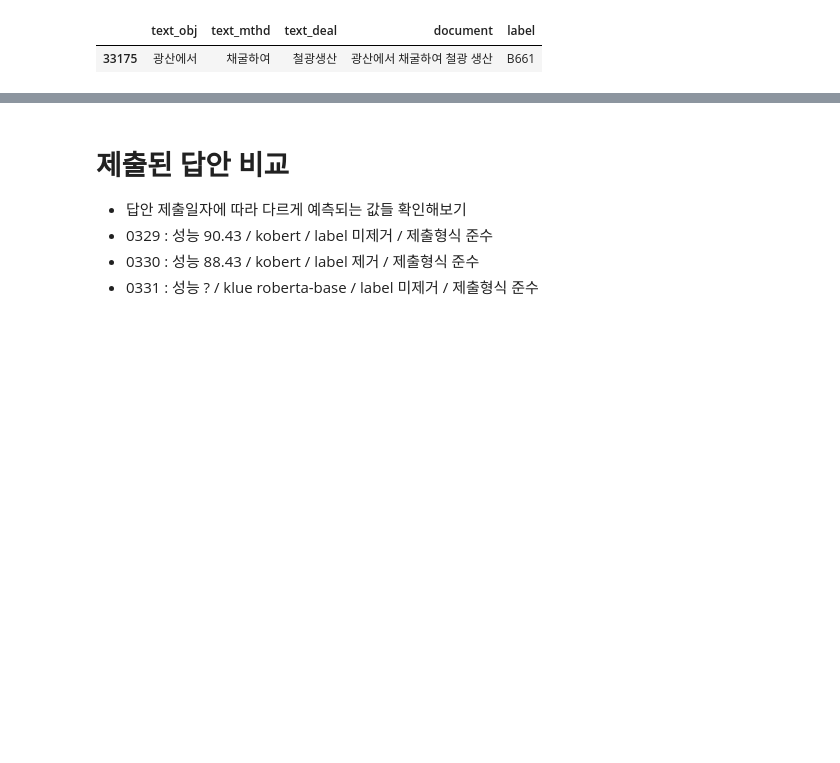
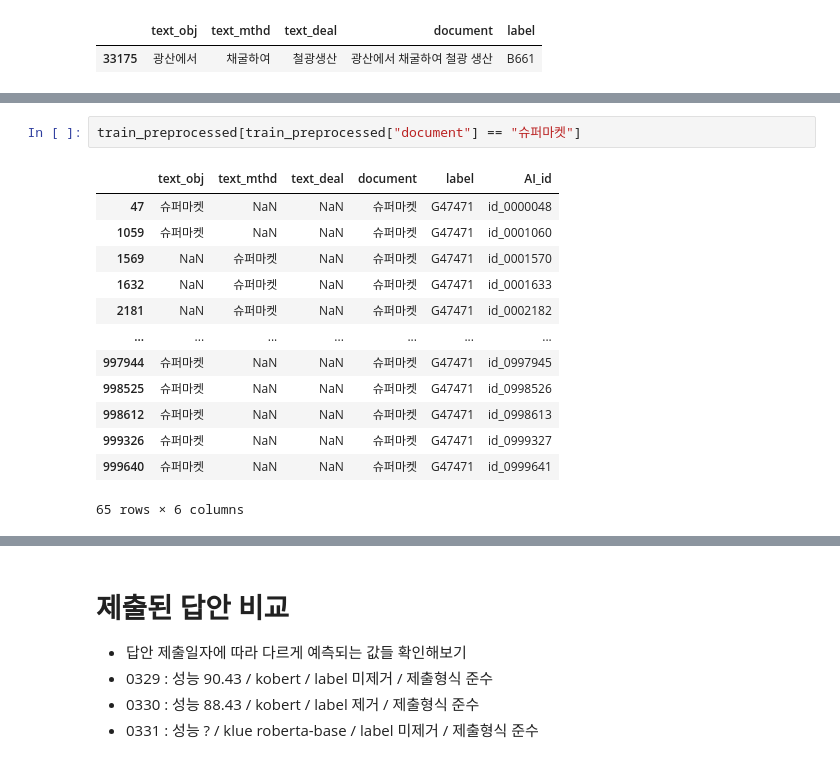
Before and after one commit to yxbxn/NLP_contest, a Jupyter notebook: EDA/EDA 및 전처리.ipynb, the cells around one changed output, grey strips where cells are left out. Cells and saved outputs as stored; diff of their text form; blank space fills up the shorter version.

```diff
--- a/EDA/EDA 및 전처리.ipynb
+++ b/EDA/EDA 및 전처리.ipynb
@@ -653,0 +670,16 @@ train_preprocessed_no_dup.to_csv("train_preprocessed_no_dup.csv",encoding="utf-8
+# %%
+train_preprocessed[train_preprocessed["document"] == "슈퍼마켓"]
+# %% [output]
+|  | text_obj | text_mthd | text_deal | document | label | AI_id |
+| 47 | 슈퍼마켓 | NaN | NaN | 슈퍼마켓 | G47471 | id_0000048 |
+| 1059 | 슈퍼마켓 | NaN | NaN | 슈퍼마켓 | G47471 | id_0001060 |
+| 1569 | NaN | 슈퍼마켓 | NaN | 슈퍼마켓 | G47471 | id_0001570 |
+| 1632 | NaN | 슈퍼마켓 | NaN | 슈퍼마켓 | G47471 | id_0001633 |
+| 2181 | NaN | 슈퍼마켓 | NaN | 슈퍼마켓 | G47471 | id_0002182 |
+| ... | ... | ... | ... | ... | ... | ... |
+| 997944 | 슈퍼마켓 | NaN | NaN | 슈퍼마켓 | G47471 | id_0997945 |
+| 998525 | 슈퍼마켓 | NaN | NaN | 슈퍼마켓 | G47471 | id_0998526 |
+| 998612 | 슈퍼마켓 | NaN | NaN | 슈퍼마켓 | G47471 | id_0998613 |
+| 999326 | 슈퍼마켓 | NaN | NaN | 슈퍼마켓 | G47471 | id_0999327 |
+| 999640 | 슈퍼마켓 | NaN | NaN | 슈퍼마켓 | G47471 | id_0999641 |
+65 rows × 6 columns
```
Also changed, not shown: parts of 46 cells of this notebook.
